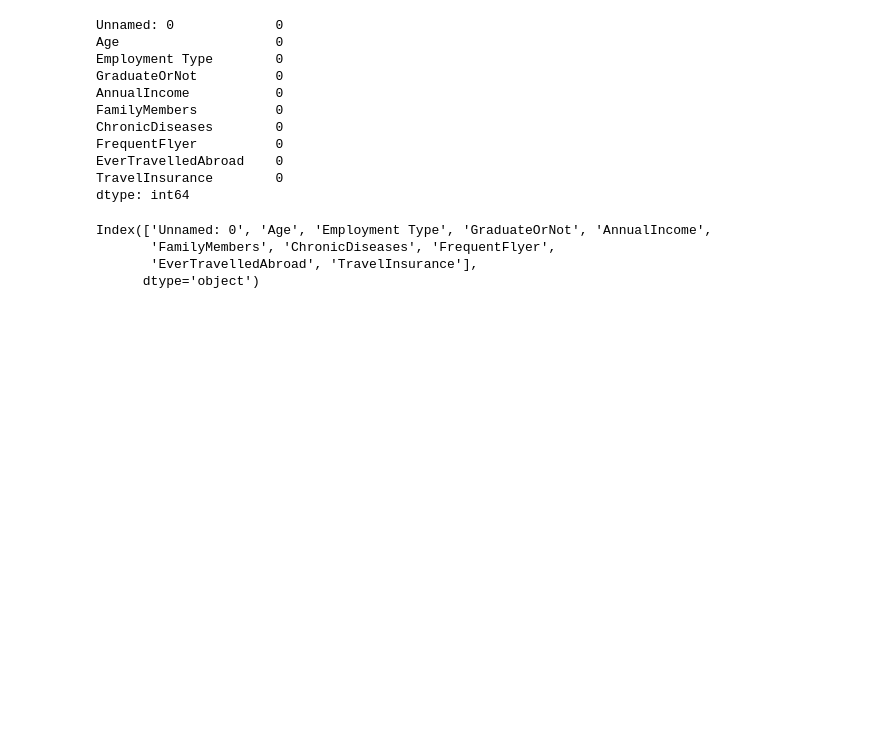
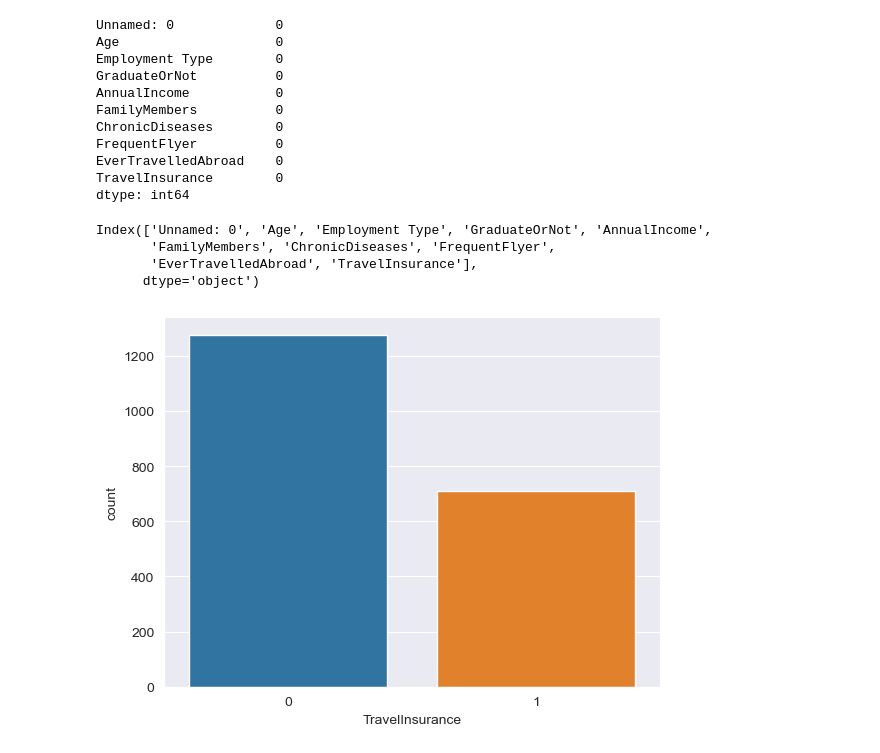
Before and after one commit to ikmalsyafiq/ECE-225A-Final-Project, a Jupyter notebook: analysis.ipynb, the cells around one changed output. Saved outputs shown, nothing was run; the diff lists cells and outputs as text; code cells hidden in the pictures; blank space fills up the shorter version.

```diff
--- a/analysis.ipynb
+++ b/analysis.ipynb
@@ -86,3 +86,11 @@ Index(['Unnamed: 0', 'Age', 'Employment Type', 'GraduateOrNot', 'AnnualIncome',
       dtype='object')
 # %%
 data.drop('Unnamed: 0',axis=1,inplace=True)
+# %%
+sns.set_style('darkgrid')
+sns.countplot(data=data,x='TravelInsurance')
+plt.show()
+
+#more no-buys than buys
+# %% [output]
+[figure, added]
```
Also changed, not shown: parts of 27 cells of this notebook.
